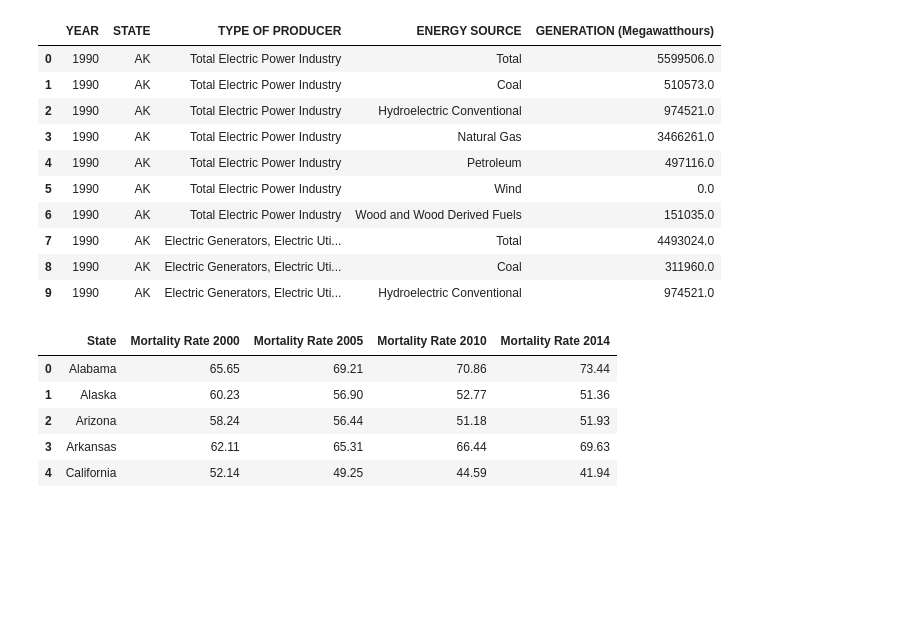
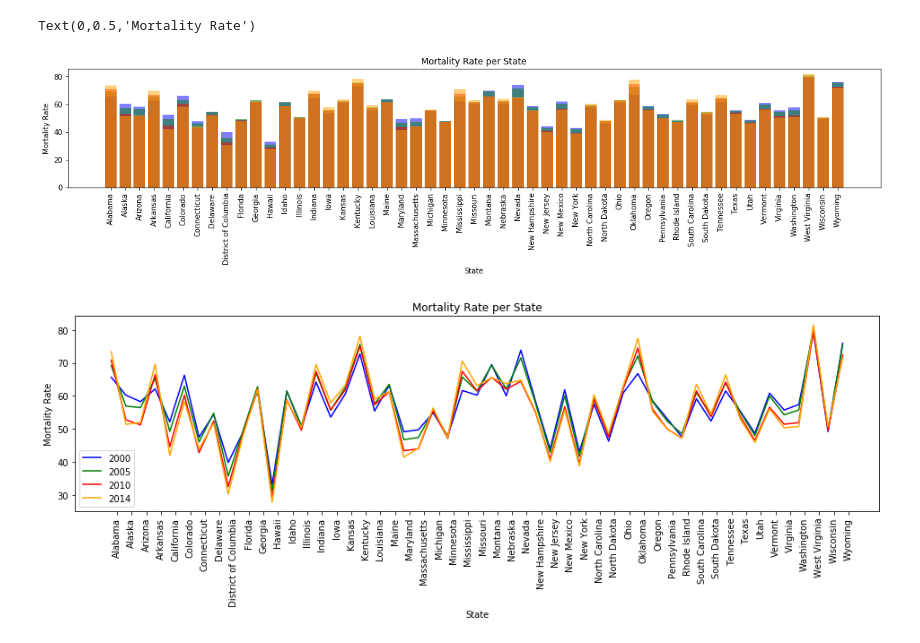
Before and after one commit to atjhsieh/Project-1, a Jupyter notebook: projectOne.ipynb, the cells around one changed output. Cells and saved outputs as stored; diff of their text form; code cells hidden in the pictures; blank space fills up the shorter version.

```diff
--- a/projectOne.ipynb
+++ b/projectOne.ipynb
@@ -8,30 +10,46 @@ import os
 
 eiafile = os.path.join('Resources', 'eia.xls')
 eai_df = pd.read_excel(eiafile, encoding='UTF-8')
-eai_df.head(10)
+# eai_df.head(10)
-# %% [output]
-|  | YEAR | STATE | TYPE OF PRODUCER | ENERGY SOURCE | GENERATION (Megawatthours) |
-| 0 | 1990 | AK | Total Electric Power Industry | Total | 5599506.0 |
-| 1 | 1990 | AK | Total Electric Power Industry | Coal | 510573.0 |
-| 2 | 1990 | AK | Total Electric Power Industry | Hydroelectric Conventional | 974521.0 |
-| 3 | 1990 | AK | Total Electric Power Industry | Natural Gas | 3466261.0 |
-| 4 | 1990 | AK | Total Electric Power Industry | Petroleum | 497116.0 |
-| 5 | 1990 | AK | Total Electric Power Industry | Wind | 0.0 |
-| 6 | 1990 | AK | Total Electric Power Industry | Wood and Wood Derived Fuels | 151035.0 |
-| 7 | 1990 | AK | Electric Generators, Electric Uti... | Total | 4493024.0 |
-| 8 | 1990 | AK | Electric Generators, Electric Uti... | Coal | 311960.0 |
-| 9 | 1990 | AK | Electric Generators, Electric Uti... | Hydroelectric Conventional | 974521.0 |
 # %%
 # FROM NOTES: health respiratory data: Mortality rate for respiratory diseases from 1980-2014 (globalhealthdataexchange)
 # SOURCE: http://ghdx.healthdata.org/record/united-states-chronic-respiratory-disease-mortality-rates-county-1980-2014
 
 healthfile = os.path.join('Resources', 'us_resp_mort.xlsx')
 health_df = pd.read_excel(healthfile, sheet_name='Summary', encoding='UTF-8')
-health_df.head()
+# health_df.head()
-# %% [output]
-|  | State | Mortality Rate 2000 | Mortality Rate 2005 | Mortality Rate 2010 | Mortality Rate 2014 |
-| 0 | Alabama | 65.65 | 69.21 | 70.86 | 73.44 |
-| 1 | Alaska | 60.23 | 56.90 | 52.77 | 51.36 |
-| 2 | Arizona | 58.24 | 56.44 | 51.18 | 51.93 |
-| 3 | Arkansas | 62.11 | 65.31 | 66.44 | 69.63 |
-| 4 | California | 52.14 | 49.25 | 44.59 | 41.94 |
+# %%
+x_axis = np.arange(len(health_df))
+tick_locations = [value+0.4 for value in x_axis]
+
+plt.figure(figsize=(20,3))
+plt.bar(x_axis, health_df["Mortality Rate 2000"], color="blue", alpha=0.5, align="edge")
+plt.bar(x_axis, health_df["Mortality Rate 2005"], color="green", alpha=0.5, align="edge")
+plt.bar(x_axis, health_df["Mortality Rate 2010"], color="red", alpha=0.5, align="edge")
+plt.bar(x_axis, health_df["Mortality Rate 2014"], color="orange", alpha=0.5, align="edge")
+plt.xticks(tick_locations, health_df["State"], rotation="vertical")
+
+plt.title("Mortality Rate per State")
+plt.xlabel("State")
+plt.ylabel("Mortality Rate")
+# %% [output]
+Text(0,0.5,'Mortality Rate')
+[figure, added]
+# %%
+tick_locations = [value+0.4 for value in x_axis]
+plt.xticks(tick_locations, health_df["State"], rotation="vertical")
+year1 = plt.plot(health_df["State"], health_df["Mortality Rate 2000"], color="blue", label="2000")
+year2 = plt.plot(health_df["State"], health_df["Mortality Rate 2005"], color="green", label="2005")
+year3 = plt.plot(health_df["State"], health_df["Mortality Rate 2010"], color="red", label="2010")
+year4 = plt.plot(health_df["State"], health_df["Mortality Rate 2014"], color="orange", label="2014")
+# plt.figure(figsize=(100,10))
+plt.subplots_adjust(right=2.2)
+
+plt.title("Mortality Rate per State")
+plt.xlabel("State")
+plt.ylabel("Mortality Rate")
+plt.legend(loc="best")
+
+plt.show()
+# %% [output]
+[figure, added]
```
Also changed, not shown: parts of 11 cells of this notebook.
